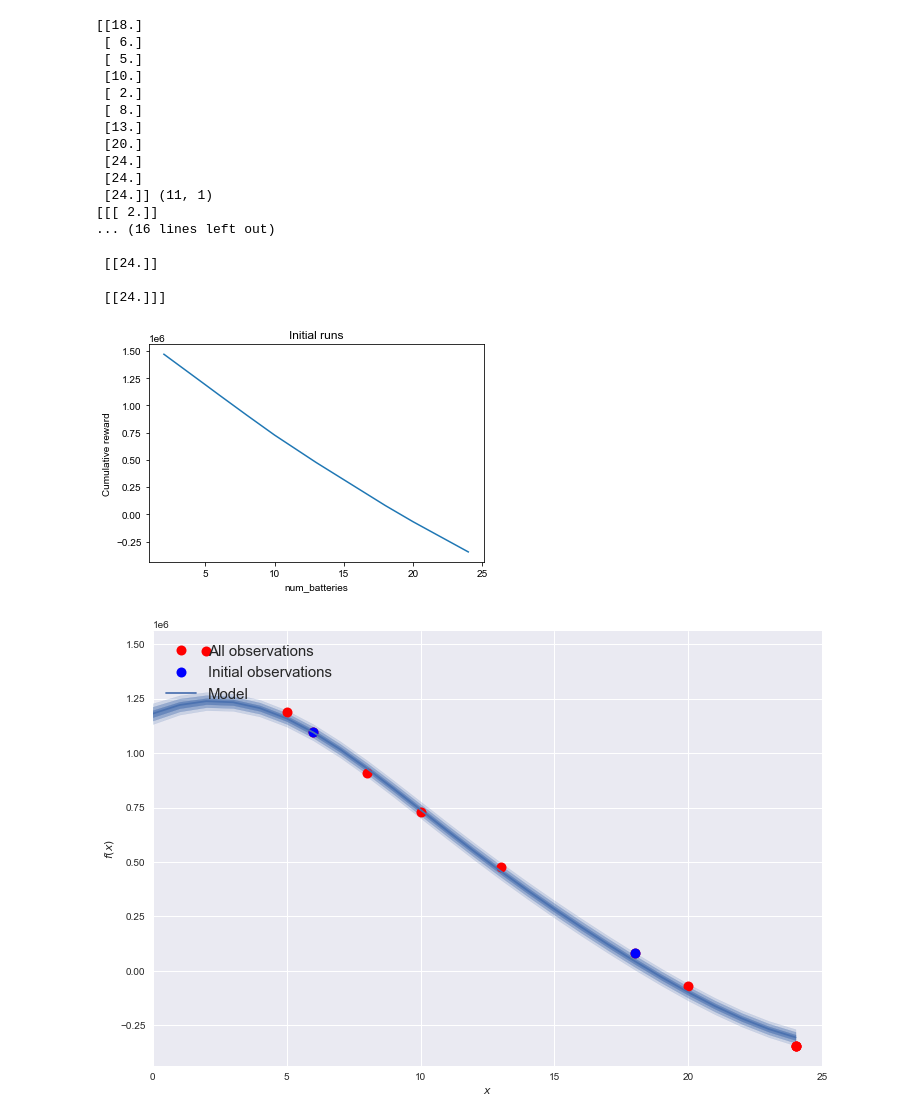
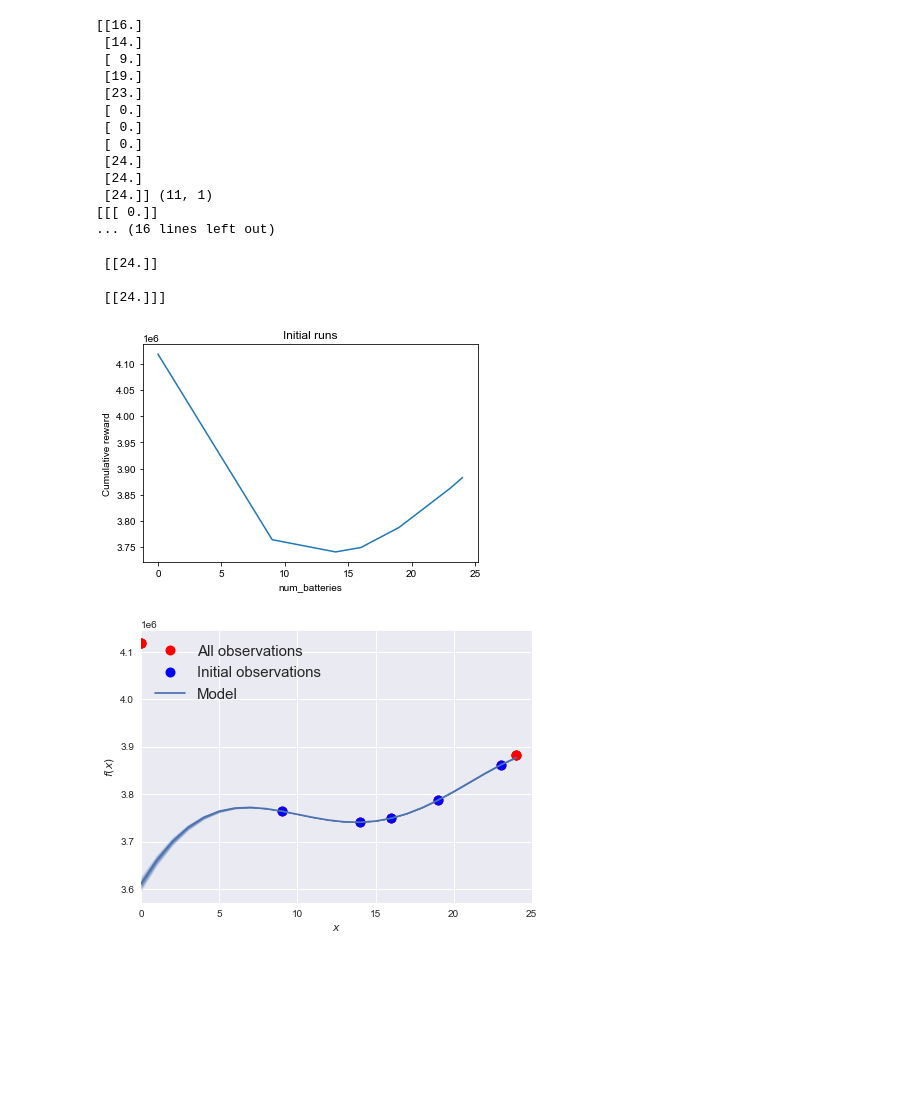
Before and after one commit to amzn/supply-chain-simulation-environment, a Jupyter notebook: src/bayesian_optimization/reward_func_experimentation.ipynb, the cells around one changed output. Drawn from its saved outputs; the diff is of its cells as text; code cells hidden in the pictures; blank space fills up the shorter version.

```diff
--- a/src/bayesian_optimization/reward_func_experimentation.ipynb
+++ b/src/bayesian_optimization/reward_func_experimentation.ipynb
@@ -61,7 +61,7 @@ time_horizon = DiscreteParameter(
 parameter_space = ParameterSpace([num_batteries])
 design = RandomDesign(parameter_space)
 # %%
-battery_penalty = 500
+battery_penalty = 1200
 def f(X):
     """
     Handling API call to miniSCOT simulation given some inputs
@@ -84,16 +84,17 @@ def f(X):
     return Y
 # %%
 # Initial set of batteries and associated reward of simulation
-num_data_points = 2
+num_data_points = 5
 X = design.get_samples(num_data_points)
 Y = f(X)
 # %%
 # emulator model
 use_default= False
+use_ard=True
 if use_default:
     gpy_model = GPRegression(X, Y)
 else:
-    kernel = GPy.kern.RBF(1, lengthscale=1e1, variance=1e4, ARD=False)
+    kernel = GPy.kern.RBF(1, lengthscale=1e1, variance=1e4, ARD=use_ard)
     gpy_model = GPy.models.GPRegression(X, Y, kernel, noise_var=1e-10)
 gpy_model.optimize()
 model_emukit = GPyModelWrapper(gpy_model)
@@ -130,18 +137,18 @@ print(new_X, new_X.shape)
 order = new_X.argsort(axis=0)
 print(new_X[order])
 # %% [output]
-[[18.]
- [ 6.]
- [ 5.]
- [10.]
- [ 2.]
- [ 8.]
- [13.]
- [20.]
+[[16.]
+ [14.]
+ [ 9.]
+ [19.]
+ [23.]
+ [ 0.]
+ [ 0.]
+ [ 0.]
  [24.]
  [24.]
  [24.]] (11, 1)
-[[[ 2.]]
+[[[ 0.]]
 ... (16 lines left out)
 
  [[24.]]
@@ -158,32 +165,33 @@ plt.xlabel(parameter_space.parameters[0].name)
 plt.ylabel("Cumulative reward")
 plt.show()
 # %% [output]
-[figure, old version]
+[figure, new version]
 # %%
 x_plot = np.reshape(np.array([i for i in range(0, 25)]), (-1,1))
 mu_plot, var_plot = model_emukit.predict(x_plot)
 
-plt.figure(figsize=(12, 8))
+# plt.figure(figsize=(12, 8))
+plt.figure(figsize=(7, 5))
 LEGEND_SIZE = 15
 plt.plot(new_X, new_Y, "ro", markersize=10, label="All observations")
 plt.plot(X, Y, "bo", markersize=10, label="Initial observations")
 # plt.plot(x_plot, y_plot, "k", label="Objective Function")
 plt.plot(x_plot, mu_plot, "C0", label="Model")
 plt.fill_between(x_plot[:, 0],
                  mu_plot[:, 0] + np.sqrt(var_plot)[:, 0],
                  mu_plot[:, 0] - np.sqrt(var_plot)[:, 0], color="C0", alpha=0.6)
 plt.fill_between(x_plot[:, 0],
                  mu_plot[:, 0] + 2 * np.sqrt(var_plot)[:, 0],
                  mu_plot[:, 0] - 2 * np.sqrt(var_plot)[:, 0], color="C0", alpha=0.4)
 plt.fill_between(x_plot[:, 0],
                  mu_plot[:, 0] + 3 * np.sqrt(var_plot)[:, 0],
                  mu_plot[:, 0] - 3 * np.sqrt(var_plot)[:, 0], color="C0", alpha=0.2)
 
 plt.legend(loc=2, prop={'size': LEGEND_SIZE})
 plt.xlabel(r"$x$")
 plt.ylabel(r"$f(x)$")
 plt.grid(True)
 plt.xlim(0, 25)
 plt.show()
 # %% [output]
-[figure, old version]
+[figure, new version]
```
Also changed, not shown: parts of 1 cell of this notebook, 1 other file.
